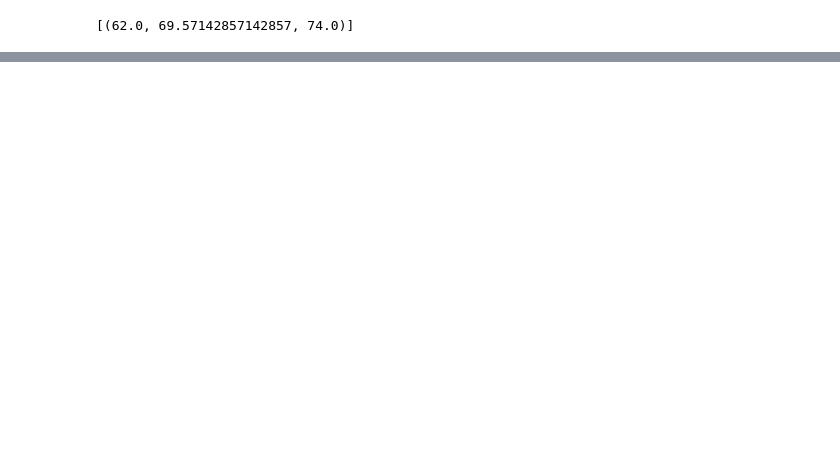
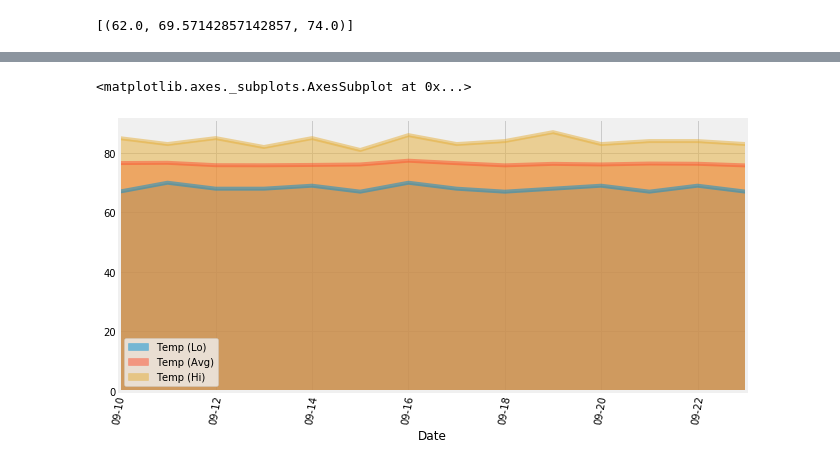
Before and after one commit to herge008/sqlalchemy-challenge, a Jupyter notebook: surfs_up.ipynb, the cells around one changed output, grey strips where cells are left out. Saved outputs shown, nothing was run; the diff lists cells and outputs as text; code cells hidden in the pictures; blank space fills up the shorter version.

```diff
--- a/surfs_up.ipynb
+++ b/surfs_up.ipynb
@@ -245,3 +293,12 @@ daily_normals("01-01")
 # Stip off the year and save a list of %m-%d strings
 
 # Loop through the list of %m-%d strings and calculate the normals for each date
+
+normals = []
+trip_dates = []
+for i in range(14):
+    date = f"09-{10+i}"
+    dnorm = daily_normals(date)
+    normals.append(dnorm[0])
+    trip_dates.append(date)
+normals
@@ -248,2 +320,6 @@ daily_normals("01-01")
 # %%
 # Load the previous query results into a Pandas DataFrame and add the `trip_dates` range as the `date` index
+df_trip = pd.DataFrame(normals, columns=["Temp (Lo)", "Temp (Avg)", "Temp (Hi)"])
+df_trip["Date"] = trip_dates
+df_trip = df_trip.set_index("Date")
+df_trip
@@ -250,2 +343,6 @@ daily_normals("01-01")
 # %%
 # Plot the daily normals as an area plot with `stacked=False`
+df_trip.plot.area(stacked=False, figsize=(10,5), rot=80)
+# %% [output]
+<matplotlib.axes._subplots.AxesSubplot at 0x...>
+[figure, added]
```
Also changed, not shown: parts of 25 cells of this notebook, 1 other file.
